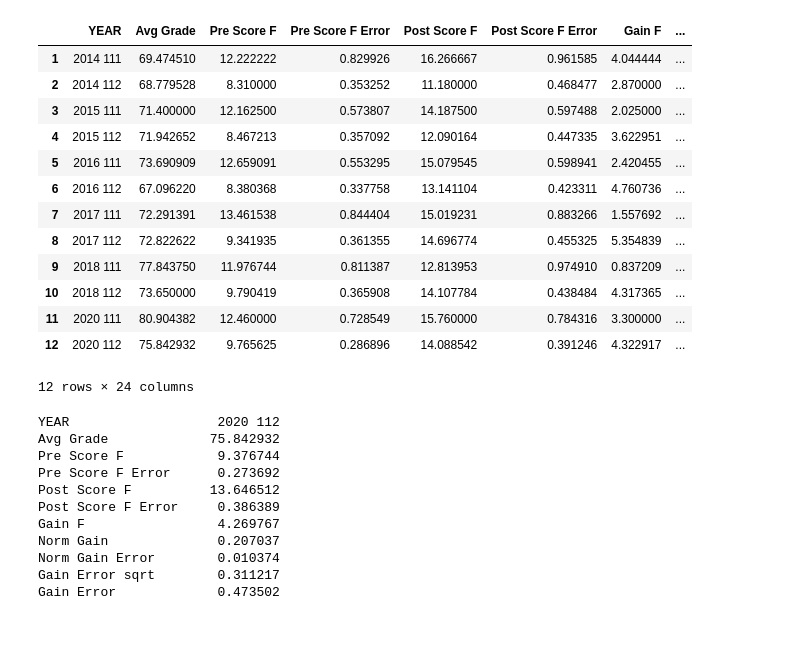
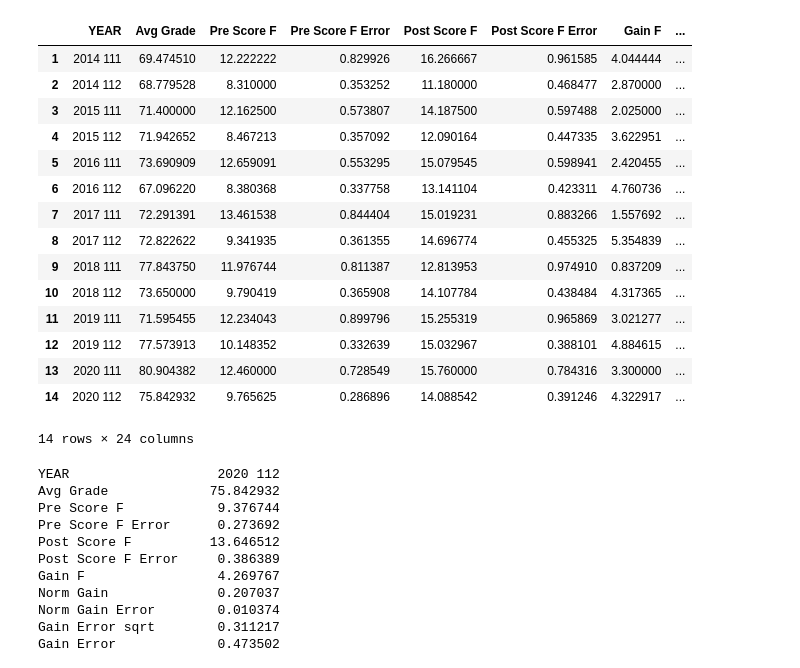
Before and after one commit to maya-patel/Honours-FCI-data, a Jupyter notebook: Data_Collection_Clean_Done.ipynb, the cells around one changed output. Saved outputs shown, nothing was run; the diff lists cells and outputs as text; code cells hidden in the pictures; blank space fills up the shorter version.

```diff
--- a/Data_Collection_Clean_Done.ipynb
+++ b/Data_Collection_Clean_Done.ipynb
@@ -13,6 +13,19 @@ df17_111 = pd.read_excel('rawdata/2017-18 WT1 Phys 111 ALL Data - Shared with Da
 df17_112 = pd.read_excel('rawdata/2017-18 WT1 Phys 112 ALL Data - Shared with David (20190612).xlsx').replace(["BLANK", "!!", "MULT"], np.nan)
 df18_111 = pd.read_excel('rawdata/2018-19 WT1 Phys 111 ALL Data - Shared with David (20190530).xlsx').replace(["BLANK", "!!", "MULT"], np.nan)
 df18_112 = pd.read_excel('rawdata/2018-19 WT1 Phys 112 ALL Data - Shared with David (20190527).xlsx').replace(["BLANK", "!!", "MULT"], np.nan)#.drop(df18_112[df18_112['Secondary'] == L15].index)
+
+df19_111 = pd.read_excel('rawdata/2019-20 WT1 Phys 111 ALL Data - Shared with Maya (20211222).xlsx').replace(["BLANK", "!!", "MULT"], np.nan)
+is_111_001 = df19_111['Lecture'] == 1
+df19_111_001 = df19_111[is_111_001]
+is_111_002 = df19_111['Lecture'] == 2
+df19_111_002 = df19_111[is_111_002]
+
+df19_112 = pd.read_excel('rawdata/2019-20 WT1 Phys 112 ALL Data - Shared with Maya (20211222).xlsx').replace(["BLANK", "!!", "MULT"], np.nan)
+is_112_001 = df19_112['Lecture'] == 1
+df19_112_001 = df19_112[is_112_001]
+is_112_002 = df19_112['Lecture'] == 2
+df19_112_002 = df19_112[is_112_002]
+
 df20 = pd.read_excel('rawdata/2020-21 WT1 Phys 111&112 ALL Data - Shared with Chelsea (20210329).xlsx').replace(["BLANK", "!!", "MULT", 0], np.nan)
 is_111 = df20['Course'] == 111
 df20_111 = df20[is_111]
@@ -171,35 +200,39 @@ def by_gender_by_year(df, name):
 # %%
 # create table of average scores by gender by year
 column_names=["YEAR", "Avg Grade", "Pre Score F", "Pre Score F Error", "Post Score F","Post Score F Error", "Gain F", "Norm Gain", "Norm Gain Error", "Gain Error sqrt","Gain Error", "Num F", "Avg Grade F", "Pre Score M", "Pre Score M Error", "Post Score M", "Post Score M Error", "Gain M", "Norm gain M", "Norm gain error", "Gain M Error", "Gain M error sqrt", "Num M", "Avg M Grade"]
 df4 = pd.DataFrame(columns=column_names)
 
 df4.loc[1] = by_gender_by_year(df14_111, "2014 111")
 df4.loc[2] = by_gender_by_year(df14_112, "2014 112")
 df4.loc[3] = by_gender_by_year(df15_111, "2015 111")
 df4.loc[4] = by_gender_by_year(df15_112, "2015 112")
 df4.loc[5] = by_gender_by_year(df16_111, "2016 111")
 df4.loc[6] = by_gender_by_year(df16_112, "2016 112")
 df4.loc[7] = by_gender_by_year(df17_111, "2017 111")
 df4.loc[8] = by_gender_by_year(df17_112, "2017 112")
 df4.loc[9] = by_gender_by_year(df18_111, "2018 111")
 df4.loc[10] = by_gender_by_year(df18_112, "2018 112")
-df4.loc[11] = by_gender_by_year_2020(df20_111, "2020 111")
-df4.loc[12] = by_gender_by_year_2020(df20_112, "2020 112")
+df4.loc[11] = by_gender_by_year(df19_111, "2019 111")
+df4.loc[12] = by_gender_by_year(df19_112, "2019 112")
+df4.loc[13] = by_gender_by_year_2020(df20_111, "2020 111")
+df4.loc[14] = by_gender_by_year_2020(df20_112, "2020 112")
 #### AVG GRADE ERROR
 df4
 # %% [output]
 |  | YEAR | Avg Grade | Pre Score F | Pre Score F Error | Post Score F | Post Score F Error | Gain F | ... |
 | 1 | 2014 111 | 69.474510 | 12.222222 | 0.829926 | 16.266667 | 0.961585 | 4.044444 | ... |
 | 2 | 2014 112 | 68.779528 | 8.310000 | 0.353252 | 11.180000 | 0.468477 | 2.870000 | ... |
 | 3 | 2015 111 | 71.400000 | 12.162500 | 0.573807 | 14.187500 | 0.597488 | 2.025000 | ... |
 | 4 | 2015 112 | 71.942652 | 8.467213 | 0.357092 | 12.090164 | 0.447335 | 3.622951 | ... |
 | 5 | 2016 111 | 73.690909 | 12.659091 | 0.553295 | 15.079545 | 0.598941 | 2.420455 | ... |
 | 6 | 2016 112 | 67.096220 | 8.380368 | 0.337758 | 13.141104 | 0.423311 | 4.760736 | ... |
 | 7 | 2017 111 | 72.291391 | 13.461538 | 0.844404 | 15.019231 | 0.883266 | 1.557692 | ... |
 | 8 | 2017 112 | 72.822622 | 9.341935 | 0.361355 | 14.696774 | 0.455325 | 5.354839 | ... |
 | 9 | 2018 111 | 77.843750 | 11.976744 | 0.811387 | 12.813953 | 0.974910 | 0.837209 | ... |
 | 10 | 2018 112 | 73.650000 | 9.790419 | 0.365908 | 14.107784 | 0.438484 | 4.317365 | ... |
-| 11 | 2020 111 | 80.904382 | 12.460000 | 0.728549 | 15.760000 | 0.784316 | 3.300000 | ... |
-| 12 | 2020 112 | 75.842932 | 9.765625 | 0.286896 | 14.088542 | 0.391246 | 4.322917 | ... |
+| 11 | 2019 111 | 71.595455 | 12.234043 | 0.899796 | 15.255319 | 0.965869 | 3.021277 | ... |
+| 12 | 2019 112 | 77.573913 | 10.148352 | 0.332639 | 15.032967 | 0.388101 | 4.884615 | ... |
+| 13 | 2020 111 | 80.904382 | 12.460000 | 0.728549 | 15.760000 | 0.784316 | 3.300000 | ... |
+| 14 | 2020 112 | 75.842932 | 9.765625 | 0.286896 | 14.088542 | 0.391246 | 4.322917 | ... |
-12 rows × 24 columns
+14 rows × 24 columns
 # %%
```
Also changed, not shown: parts of 3 cells of this notebook, 5 other files.
